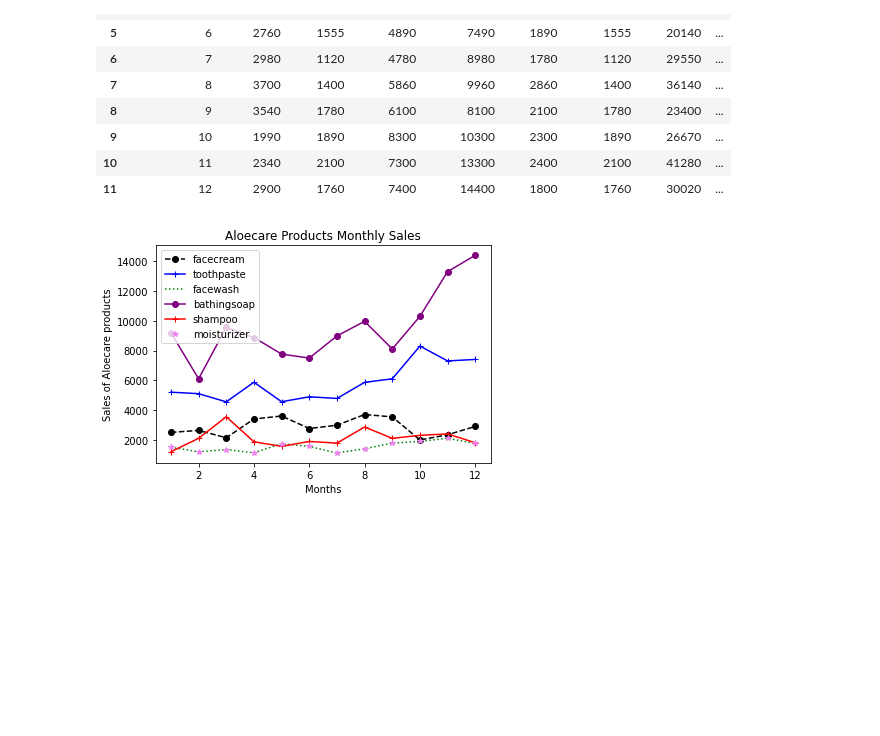
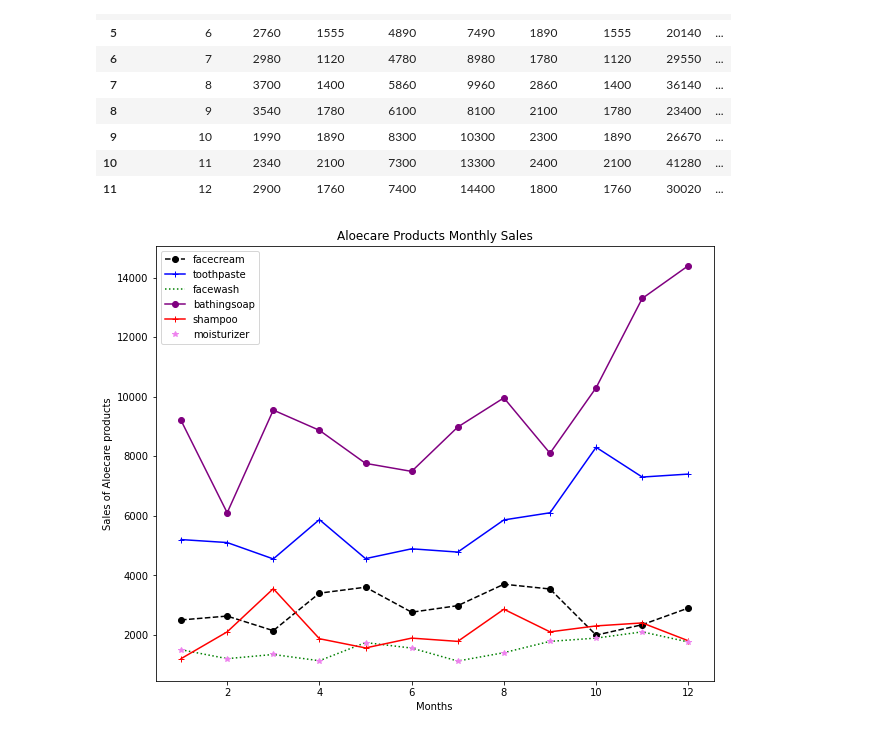
Before and after one commit to Kaltnaike/SGA_Projects_1, a Jupyter notebook: company_sales.ipynb, the cells around one changed output. Drawn from its saved outputs; the diff is of its cells as text; code cells hidden in the pictures; blank space fills up the shorter version.

```diff
--- a/company_sales.ipynb
+++ b/company_sales.ipynb
@@ -25,37 +25,38 @@ sales_df
 # %%
 #Compare all the products sales data for every month using the multiple line plot
 #Customize lines and include marker of choice
+fig = plt.figure(figsize=(10,8))
 x = sales_df['month_number']
 y1 = sales_df['facecream']
 plt.plot(x,y1, color = 'black', linestyle = '--', marker = 'o')
 
 x = sales_df['month_number']
 y2 = sales_df['toothpaste']
 plt.plot(x,y2, color = 'blue', linestyle = '-', marker = '+')
 
 x = sales_df['month_number']
 y3 = sales_df['facewash']
 plt.plot(x,y3, color = 'green', linestyle = ':')
 
 x = sales_df['month_number']
 y4 = sales_df['bathingsoap']
 plt.plot(x,y4, color = 'purple', linestyle = 'solid', marker = 'o')
 
 x = sales_df['month_number']
 y5 = sales_df['shampoo']
 plt.plot(x,y5, color = 'red', linestyle = '-', marker = '+')
 
 x = sales_df['month_number']
 y6 = sales_df['moisturizer']
 plt.plot(x,y6, color = 'violet', linestyle = 'None', marker = '*')
 
 #Put the legend at the top left corner of the axes
 plt.legend(['facecream', 'toothpaste', 'facewash', 'bathingsoap', 'shampoo', 'moisturizer'],loc = 'upper left')
 #Label the axes properly
 plt.title("Aloecare Products Monthly Sales")
 plt.xlabel('Months')
 plt.ylabel("Sales of Aloecare products")
 #Display the results
 plt.show()
 # %% [output]
-[figure, old version]
+[figure, new version]
```
